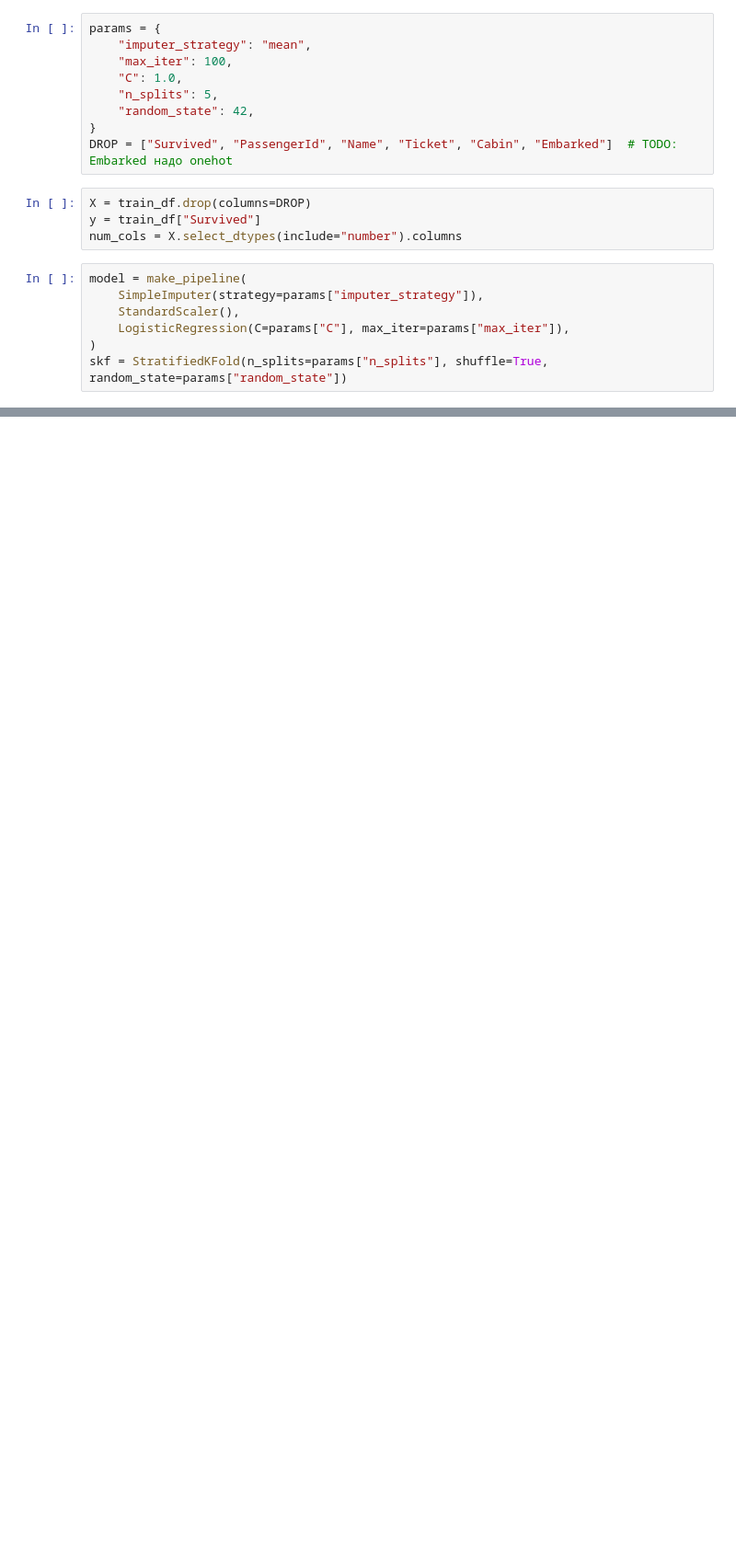
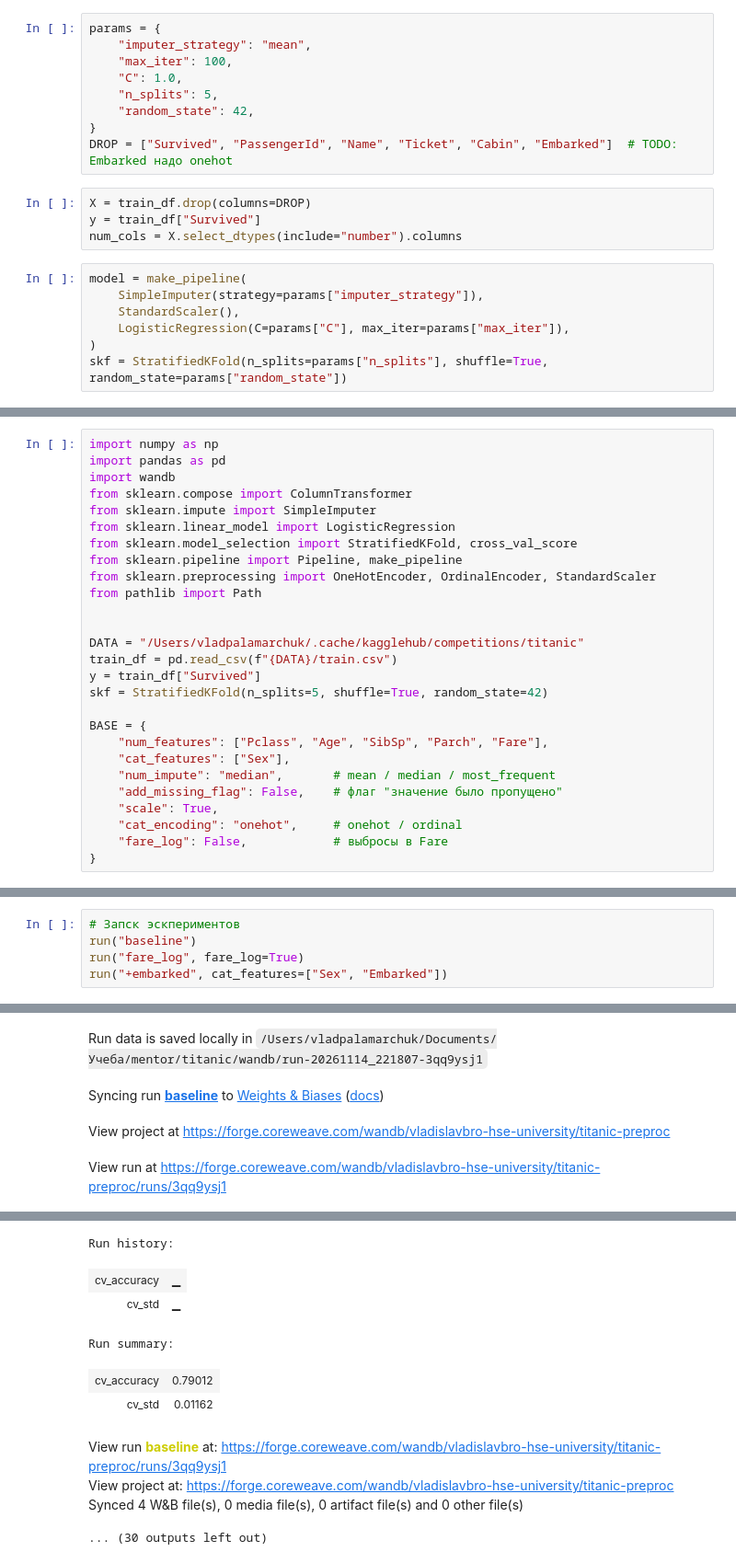
Before and after one commit to Vladislavbro/titanic, a Jupyter notebook: notebooks/sandbox.ipynb, the cells around one changed output, grey strips where cells are left out. Shown at 92% size. Drawn from its saved outputs; the diff is of its cells as text; blank space fills up the shorter version.

```diff
--- a/notebooks/sandbox.ipynb
+++ b/notebooks/sandbox.ipynb
@@ -352,0 +336,27 @@ with mlflow.start_run(run_name="logreg_baseline"):
+# %%
+import numpy as np
+import pandas as pd
+import wandb
+from sklearn.compose import ColumnTransformer
+from sklearn.impute import SimpleImputer
+from sklearn.linear_model import LogisticRegression
+from sklearn.model_selection import StratifiedKFold, cross_val_score
+from sklearn.pipeline import Pipeline, make_pipeline
+from sklearn.preprocessing import OneHotEncoder, OrdinalEncoder, StandardScaler
+from pathlib import Path
+
+
+DATA = "/Users/vladpalamarchuk/.cache/kagglehub/competitions/titanic"
+train_df = pd.read_csv(f"{DATA}/train.csv")
+y = train_df["Survived"]
+skf = StratifiedKFold(n_splits=5, shuffle=True, random_state=42)
+
+BASE = {
+    "num_features": ["Pclass", "Age", "SibSp", "Parch", "Fare"],
+    "cat_features": ["Sex"],
+    "num_impute": "median",       # mean / median / most_frequent
+    "add_missing_flag": False,    # флаг "значение было пропущено"
+    "scale": True,
+    "cat_encoding": "onehot",     # onehot / ordinal
+    "fare_log": False,            # выбросы в Fare
+}
@@ -352,0 +443,6 @@ with mlflow.start_run(run_name="logreg_baseline"):
+# %%
+# Запск эскпериментов
+run("baseline")
+run("fare_log", fare_log=True)
+run("+embarked", cat_features=["Sex", "Embarked"])
+# %% [output]
@@ -352,0 +451,4 @@ with mlflow.start_run(run_name="logreg_baseline"):
+Run data is saved locally in /Users/vladpalamarchuk/Documents/Учеба/mentor/titanic/wandb/run-20261114_221807-3qq9ysj1
+Syncing run baseline to Weights & Biases (docs)
+View project at https://forge.coreweave.com/wandb/vladislavbro-hse-university/titanic-preproc
+View run at https://forge.coreweave.com/wandb/vladislavbro-hse-university/titanic-preproc/runs/3qq9ysj1
@@ -352,0 +456,10 @@ with mlflow.start_run(run_name="logreg_baseline"):
+Run history:
+| cv_accuracy | ▁ |
+| cv_std | ▁ |
+Run summary:
+| cv_accuracy | 0.79012 |
+| cv_std | 0.01162 |
+View run baseline at: https://forge.coreweave.com/wandb/vladislavbro-hse-university/titanic-preproc/runs/3qq9ysj1
+View project at: https://forge.coreweave.com/wandb/vladislavbro-hse-university/titanic-preproc
+Synced 4 W&B file(s), 0 media file(s), 0 artifact file(s) and 0 other file(s)
+... (30 outputs left out)
```
Also changed, not shown: parts of 4 cells of this notebook, 3 other files.
